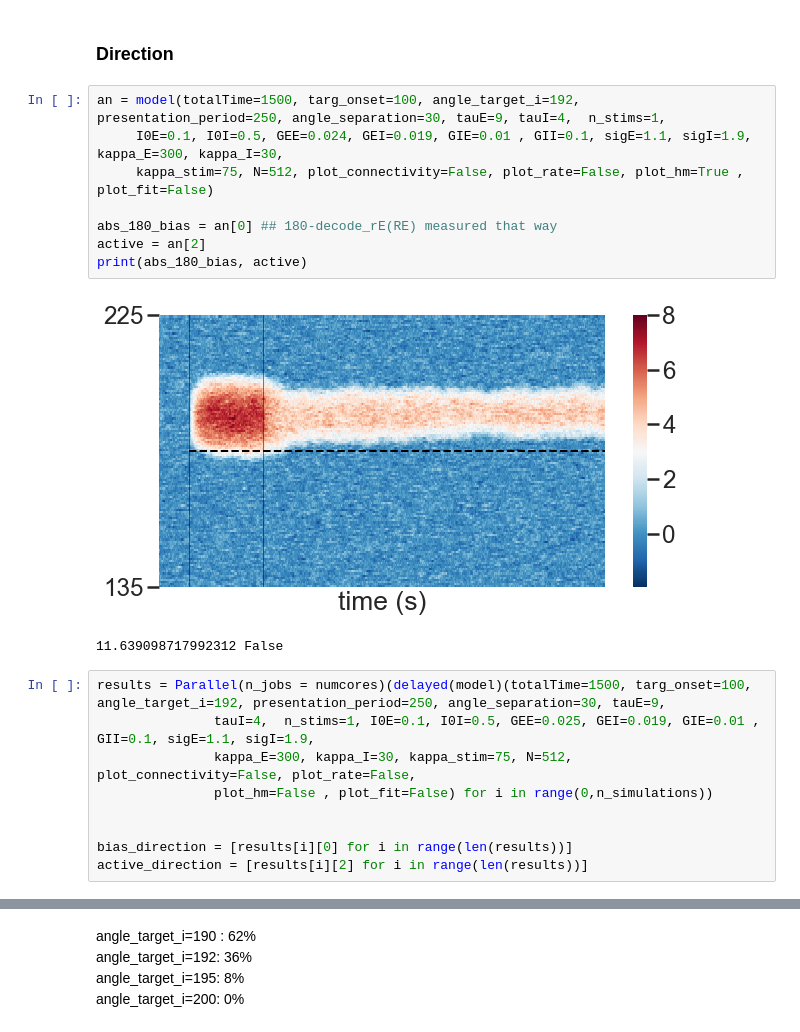
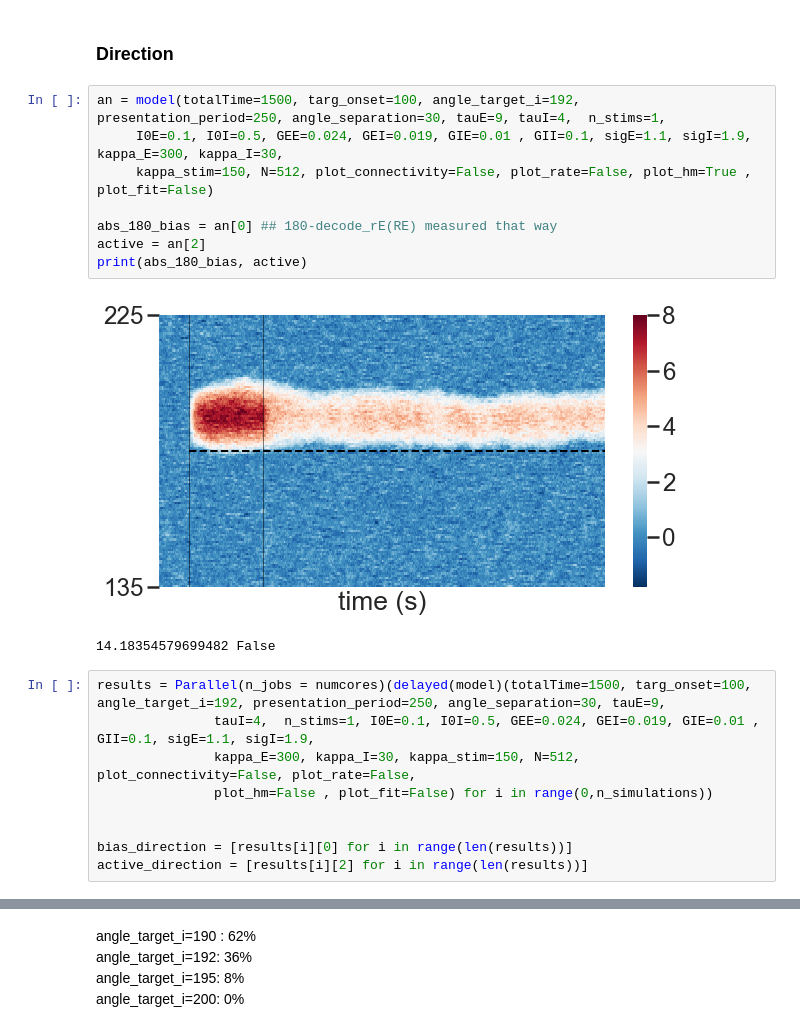
Before and after one commit to davidbestue/bump_att_misd, a Jupyter notebook: analysis_misd.ipynb, the cells around one changed output, grey strips where cells are left out. Cells and saved outputs as stored; diff of their text form.

```diff
--- a/analysis_misd.ipynb
+++ b/analysis_misd.ipynb
@@ -23,18 +23,18 @@ abs_180_bias
 # %%
 an = model(totalTime=1500, targ_onset=100, angle_target_i=192, presentation_period=250, angle_separation=30, tauE=9, tauI=4,  n_stims=1,
      I0E=0.1, I0I=0.5, GEE=0.024, GEI=0.019, GIE=0.01 , GII=0.1, sigE=1.1, sigI=1.9, kappa_E=300, kappa_I=30,
-     kappa_stim=75, N=512, plot_connectivity=False, plot_rate=False, plot_hm=True , plot_fit=False)
+     kappa_stim=150, N=512, plot_connectivity=False, plot_rate=False, plot_hm=True , plot_fit=False)
 
 abs_180_bias = an[0] ## 180-decode_rE(RE) measured that way
 active = an[2]
 print(abs_180_bias, active)
 # %% [output]
-[figure, old version]
+[figure, new version]
-11.639098717992312 False
+14.18354579699482 False
 # %%
 results = Parallel(n_jobs = numcores)(delayed(model)(totalTime=1500, targ_onset=100, angle_target_i=192, presentation_period=250, angle_separation=30, tauE=9,
-               tauI=4,  n_stims=1, I0E=0.1, I0I=0.5, GEE=0.025, GEI=0.019, GIE=0.01 , GII=0.1, sigE=1.1, sigI=1.9,
-               kappa_E=300, kappa_I=30, kappa_stim=75, N=512, plot_connectivity=False, plot_rate=False,
+               tauI=4,  n_stims=1, I0E=0.1, I0I=0.5, GEE=0.024, GEI=0.019, GIE=0.01 , GII=0.1, sigE=1.1, sigI=1.9,
+               kappa_E=300, kappa_I=30, kappa_stim=150, N=512, plot_connectivity=False, plot_rate=False,
                plot_hm=False , plot_fit=False) for i in range(0,n_simulations))
 
 
```
Also changed, not shown: parts of 3 cells of this notebook.
